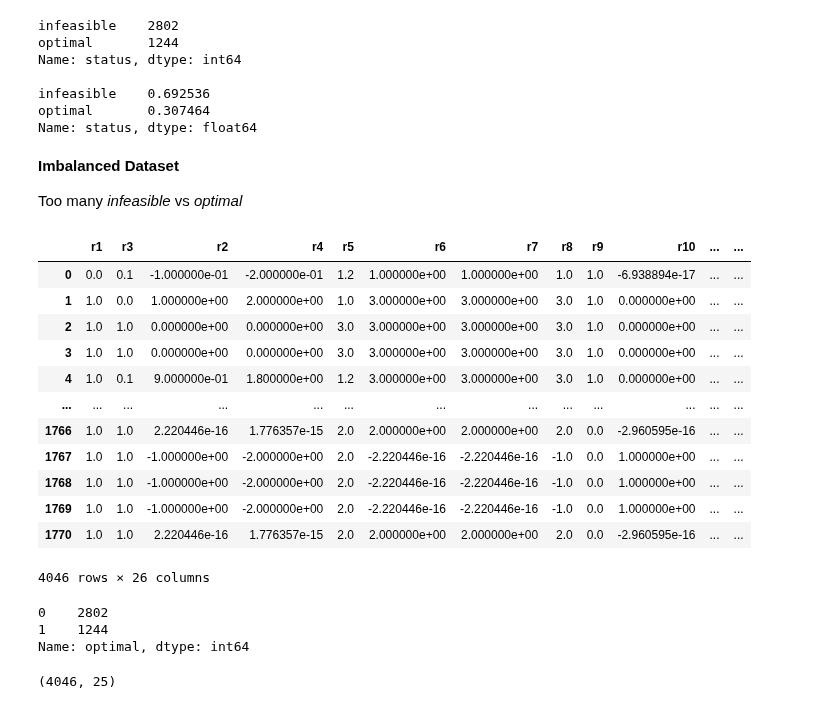
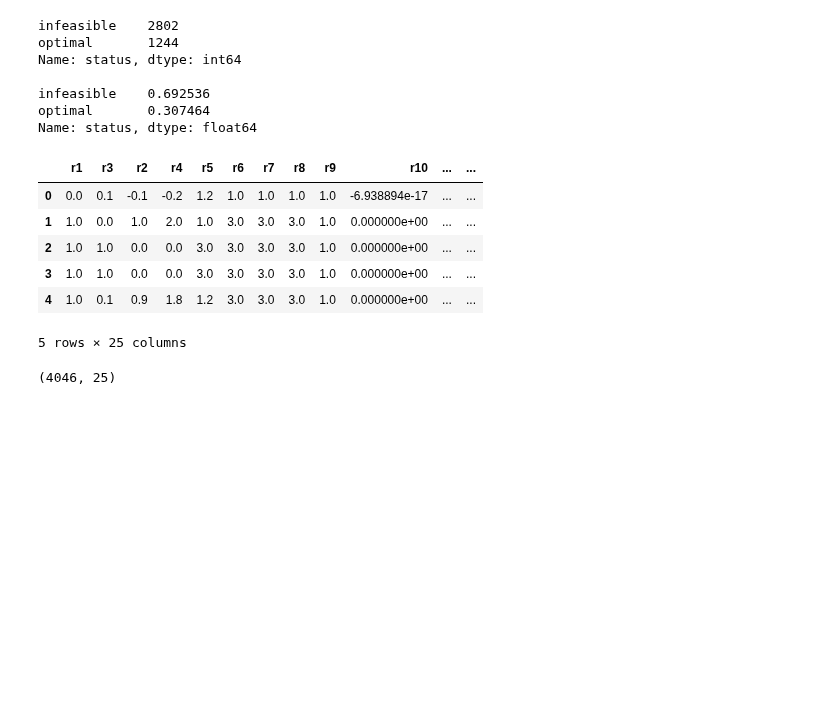
Before and after one commit to costasmexis/phd, a Jupyter notebook: gem_reduction/data_generation.ipynb, the cells around one changed output. Drawn from its saved outputs; the diff is of its cells as text; code cells hidden in the pictures; blank space fills up the shorter version.

```diff
--- a/gem_reduction/data_generation.ipynb
+++ b/gem_reduction/data_generation.ipynb
@@ -46,42 +46,16 @@ Name: status, dtype: int64
 infeasible    0.692536
 optimal       0.307464
 Name: status, dtype: float64
-# %% [markdown]
-__Imbalanced Dataset__
-
-Too many _infeasible_ vs _optimal_
-# %%
-dummy_status = pd.get_dummies(df['status'])
-dummy_status.drop('infeasible',axis=1,inplace=True)
-
-df = pd.concat([df, dummy_status], axis=1)
-df
-# %% [output]
-|  | r1 | r3 | r2 | r4 | r5 | r6 | r7 | r8 | r9 | r10 | ... | ... |
-| 0 | 0.0 | 0.1 | -1.000000e-01 | -2.000000e-01 | 1.2 | 1.000000e+00 | 1.000000e+00 | 1.0 | 1.0 | -6.938894e-17 | ... | ... |
-| 1 | 1.0 | 0.0 | 1.000000e+00 | 2.000000e+00 | 1.0 | 3.000000e+00 | 3.000000e+00 | 3.0 | 1.0 | 0.000000e+00 | ... | ... |
-| 2 | 1.0 | 1.0 | 0.000000e+00 | 0.000000e+00 | 3.0 | 3.000000e+00 | 3.000000e+00 | 3.0 | 1.0 | 0.000000e+00 | ... | ... |
-| 3 | 1.0 | 1.0 | 0.000000e+00 | 0.000000e+00 | 3.0 | 3.000000e+00 | 3.000000e+00 | 3.0 | 1.0 | 0.000000e+00 | ... | ... |
-| 4 | 1.0 | 0.1 | 9.000000e-01 | 1.800000e+00 | 1.2 | 3.000000e+00 | 3.000000e+00 | 3.0 | 1.0 | 0.000000e+00 | ... | ... |
-| ... | ... | ... | ... | ... | ... | ... | ... | ... | ... | ... | ... | ... |
-| 1766 | 1.0 | 1.0 | 2.220446e-16 | 1.776357e-15 | 2.0 | 2.000000e+00 | 2.000000e+00 | 2.0 | 0.0 | -2.960595e-16 | ... | ... |
-| 1767 | 1.0 | 1.0 | -1.000000e+00 | -2.000000e+00 | 2.0 | -2.220446e-16 | -2.220446e-16 | -1.0 | 0.0 | 1.000000e+00 | ... | ... |
-| 1768 | 1.0 | 1.0 | -1.000000e+00 | -2.000000e+00 | 2.0 | -2.220446e-16 | -2.220446e-16 | -1.0 | 0.0 | 1.000000e+00 | ... | ... |
-| 1769 | 1.0 | 1.0 | -1.000000e+00 | -2.000000e+00 | 2.0 | -2.220446e-16 | -2.220446e-16 | -1.0 | 0.0 | 1.000000e+00 | ... | ... |
-| 1770 | 1.0 | 1.0 | 2.220446e-16 | 1.776357e-15 | 2.0 | 2.000000e+00 | 2.000000e+00 | 2.0 | 0.0 | -2.960595e-16 | ... | ... |
-4046 rows × 26 columns
-# %%
-# How many optimal - infeasible
-df.drop('status', axis=1, inplace=True)
-df['optimal'].value_counts()
-# %% [output]
-0    2802
-1    1244
-Name: optimal, dtype: int64
-# %%
-# Reset index
-df.reset_index(inplace=True)
-df.drop('index', axis=1, inplace=True)
+# %%
+df.head()
+# %% [output]
+|  | r1 | r3 | r2 | r4 | r5 | r6 | r7 | r8 | r9 | r10 | ... | ... |
+| 0 | 0.0 | 0.1 | -0.1 | -0.2 | 1.2 | 1.0 | 1.0 | 1.0 | 1.0 | -6.938894e-17 | ... | ... |
+| 1 | 1.0 | 0.0 | 1.0 | 2.0 | 1.0 | 3.0 | 3.0 | 3.0 | 1.0 | 0.000000e+00 | ... | ... |
+| 2 | 1.0 | 1.0 | 0.0 | 0.0 | 3.0 | 3.0 | 3.0 | 3.0 | 1.0 | 0.000000e+00 | ... | ... |
+| 3 | 1.0 | 1.0 | 0.0 | 0.0 | 3.0 | 3.0 | 3.0 | 3.0 | 1.0 | 0.000000e+00 | ... | ... |
+| 4 | 1.0 | 0.1 | 0.9 | 1.8 | 1.2 | 3.0 | 3.0 | 3.0 | 1.0 | 0.000000e+00 | ... | ... |
+5 rows × 25 columns
 # %%
 print(df.shape)
 # %% [output]
```
Also changed, not shown: parts of 3 cells of this notebook, 2 other files.
